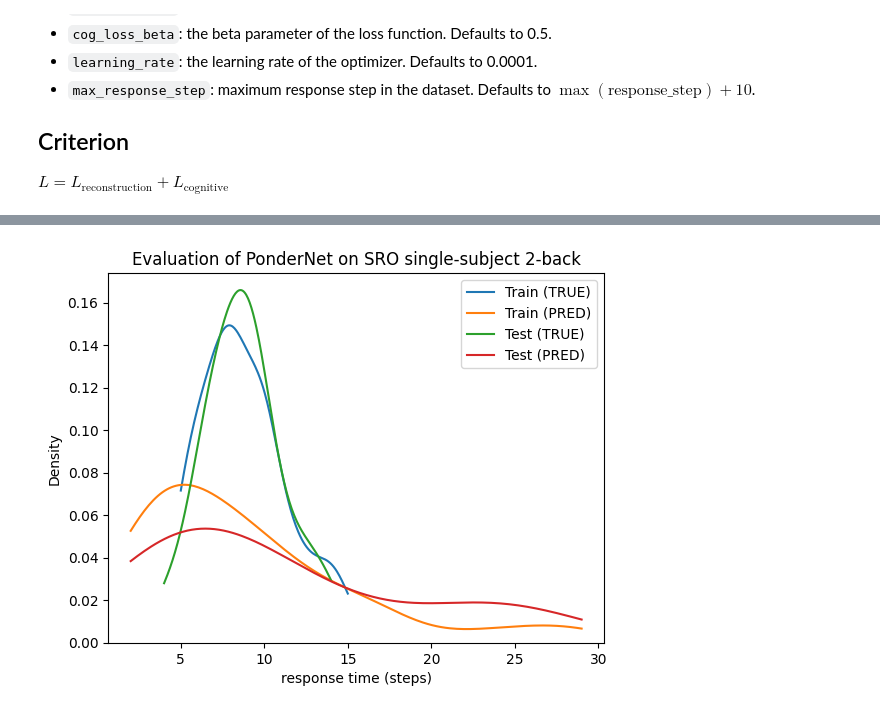
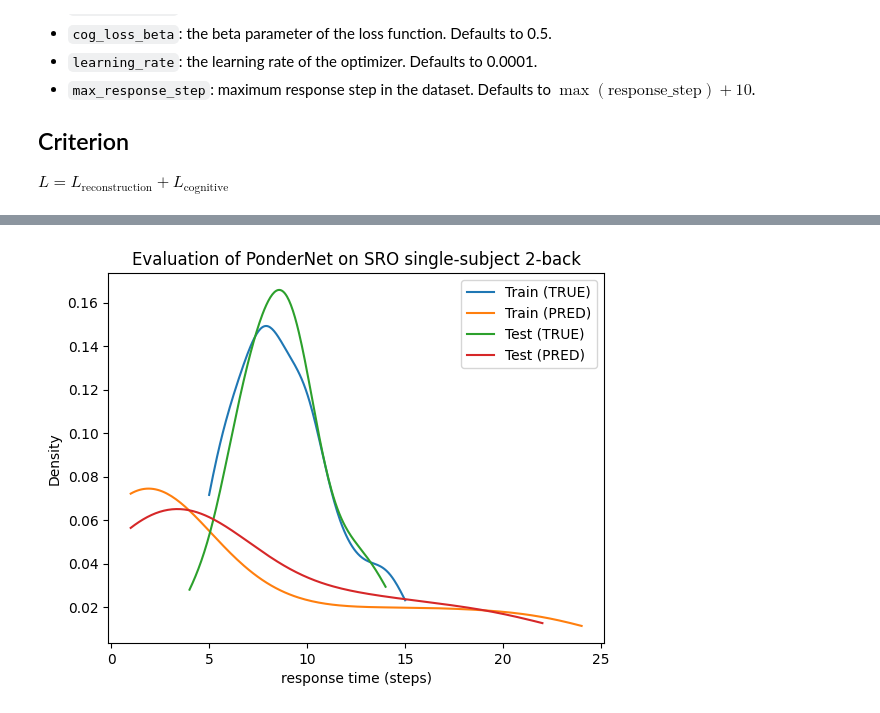
Before and after one commit to morteza/CogPonder, a Jupyter notebook: notebooks/Loss Function.ipynb, the cells around one changed output, grey strips where cells are left out. Cells and saved outputs as stored; diff of their text form; code cells hidden in the pictures.

```diff
--- a/notebooks/Loss Function.ipynb
+++ b/notebooks/Loss Function.ipynb
@@ -46,7 +46,7 @@ from cogponder.losses import ReconstructionLoss, CognitiveLoss
 data = NBackSRODataset(n_subjects=1, n_back=2) # shape (n_subjects, (...))
 datamodule = NBackDataModule(data, batch_size=256, num_workers=1)
 n_symbols = torch.unique(data[0][0]).shape[0]
-max_response_step = 30  # data[0][4].max().item() * 2  # max number of steps = 2 * max observed RT
+max_response_step = 25 # data[0][4].max().item() + 1 # max number of steps = 2 * max observed RT
 
 # parameter space
 CONFIG = {
@@ -71,18 +71,19 @@ model = CogPonderNet(CONFIG, example_input_array=data[0][0][:1].to(device))
 # y_steps, p_halts, rt_pred = model(X)
 # loss_func = CognitiveLoss(CONFIG['max_response_step'])
 # l = loss_func(rt_pred, rt_true)
-# l
+# 'l', l, rt_pred, rt_true
 
 trainer = pl.Trainer(
-    max_epochs=100,
+    max_epochs=5000,
+    # min_epochs=1000,
     accelerator='auto',
     auto_lr_find=True,
-    devices=1 if torch.cuda.is_available() else None,
     log_every_n_steps=1,
-    accumulate_grad_batches=4,
+    overfit_batches=True,
+    # accumulate_grad_batches=4,
     callbacks=[
         RichProgressBar(),
-        EarlyStopping(monitor='val_loss', patience=10, mode='min', min_delta=0.01),
+        EarlyStopping(monitor='val_loss', patience=500, mode='min', min_delta=0.01),
     ])
 
 trainer.tune(model, datamodule=datamodule)
@@ -164,8 +172,10 @@ PRED TEST: [30, 14, 8, 7, 30, 9, 6, 30, 30, 4, 30, 12, 30, 14, 21, 29, 25, 30, 2
 import seaborn as sns
 import matplotlib.pyplot as plt
 
+RT_CAP = max_response_step # data[0][4].max().item()
+
 sns.ecdfplot(rt_train, label='True (train)')
-sns.ecdfplot(rt_train_pred[rt_train_pred < max_response_step], label='Predicted (train)')
+sns.ecdfplot(rt_train_pred[rt_train_pred < RT_CAP], label='Predicted (train)')
 
 plt.title('Evaluation of PonderNet on simulated train split')
 plt.xlabel('response time (steps)')
@@ -174,7 +184,7 @@ plt.legend()
 plt.show()
 
 sns.ecdfplot(rt_test, label='True (test)')
-sns.ecdfplot(rt_test_pred[rt_test_pred < max_response_step], label='Predicted (test)')
+sns.ecdfplot(rt_test_pred[rt_test_pred < RT_CAP], label='Predicted (test)')
 
 plt.title('Evaluation of PonderNet on simulated test split')
 plt.xlabel('response time (steps)')
@@ -186,15 +196,15 @@ plt.show()
 # %%
 
 sns.kdeplot(rt_train, label='Train (TRUE)', cut=0)
-sns.kdeplot(rt_train_pred[rt_train_pred < max_response_step], label='Train (PRED)', cut=0)
+sns.kdeplot(rt_train_pred[rt_train_pred < RT_CAP], label='Train (PRED)', cut=0)
 
 sns.kdeplot(rt_test, label='Test (TRUE)', cut=0)
-sns.kdeplot(rt_test_pred[rt_test_pred < max_response_step], label='Test (PRED)', cut=0)
+sns.kdeplot(rt_test_pred[rt_test_pred < RT_CAP], label='Test (PRED)', cut=0)
 
 
 plt.title('Evaluation of PonderNet on SRO single-subject 2-back')
 plt.xlabel('response time (steps)')
 plt.legend()
 plt.show()
 # %% [output]
-[figure, old version]
+[figure, new version]
```
Also changed, not shown: parts of 3 cells of this notebook, 1 other file.
